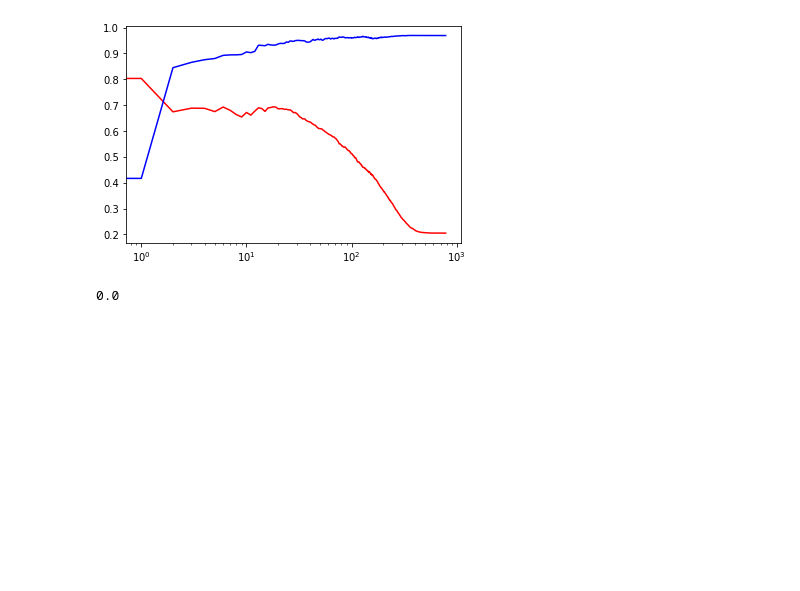
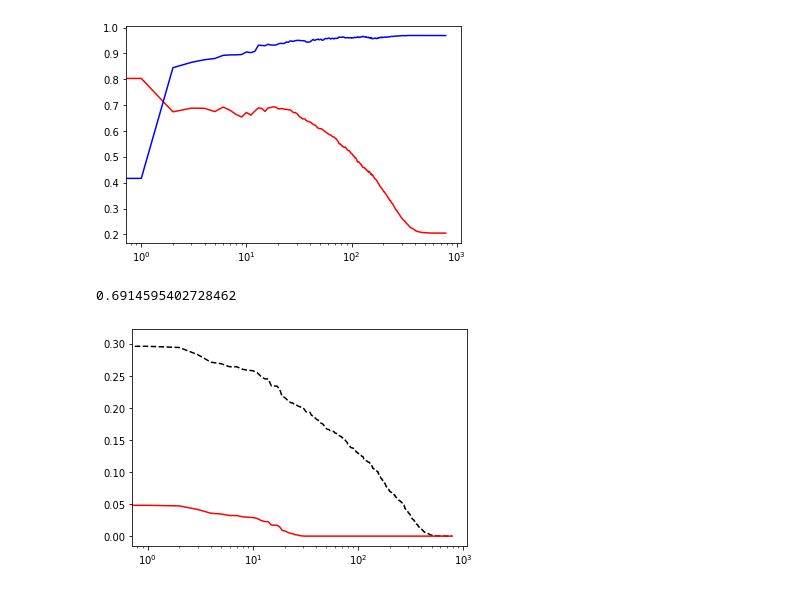
Before and after one commit to Jarr0d/transvariant-defense, a Jupyter notebook: exp57.ipynb, the cells around one changed output. Cells and saved outputs as stored; diff of their text form; code cells hidden in the pictures; blank space fills up the shorter version.

```diff
--- a/exp57.ipynb
+++ b/exp57.ipynb
@@ -75,15 +75,22 @@ plt.show()
 # %%
 # get robustness from adversarial training
 w_at = corr.copy()
 w_at[abs(w_at)<eps]=0
 w_at[w_at>0] -= eps
 w_at[w_at<0] += eps
-acc_5 = y_5 * np.matmul(digit5, w_at) - eps*sum(abs(w_))
-acc_7 = y_7 * np.matmul(digit7, w_at) - eps*sum(abs(w_))
+
+acc_5 = y_5 * np.matmul(digit5, w_at) - eps*sum(abs(w_at))
+acc_7 = y_7 * np.matmul(digit7, w_at) - eps*sum(abs(w_at))
 test_acc = (sum(acc_5>0) + sum(acc_7>0))/(len(digit5)+len(digit7))
 print(test_acc)
+
+w_at_abs = np.sort(abs(w_at))[::-1]/2.
+plt.semilogx(np.sort(abs(corr))[::-1], 'k--')
+plt.semilogx(w_at_abs, 'r')
+plt.show()
 # %% [output]
-0.0
+0.6914595402728462
+[figure, added]
 # %%
 # y_5 = np.array([-1]*len(digit5))
 # y_7 = np.array([1]*len(digit7))
```
